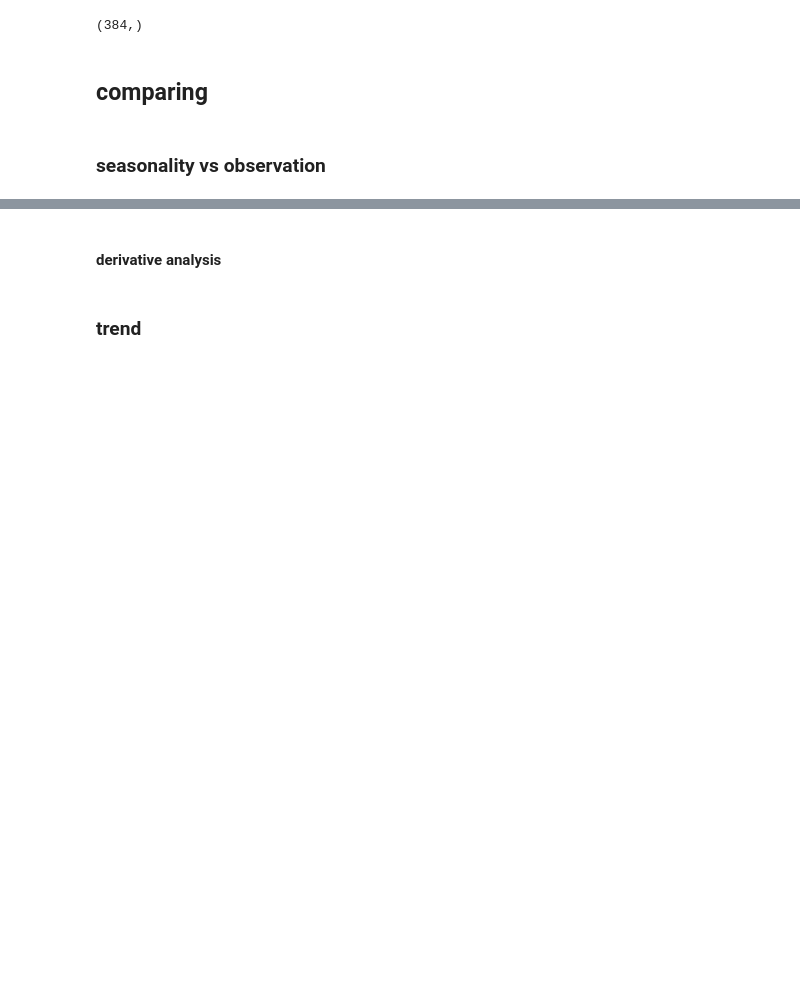
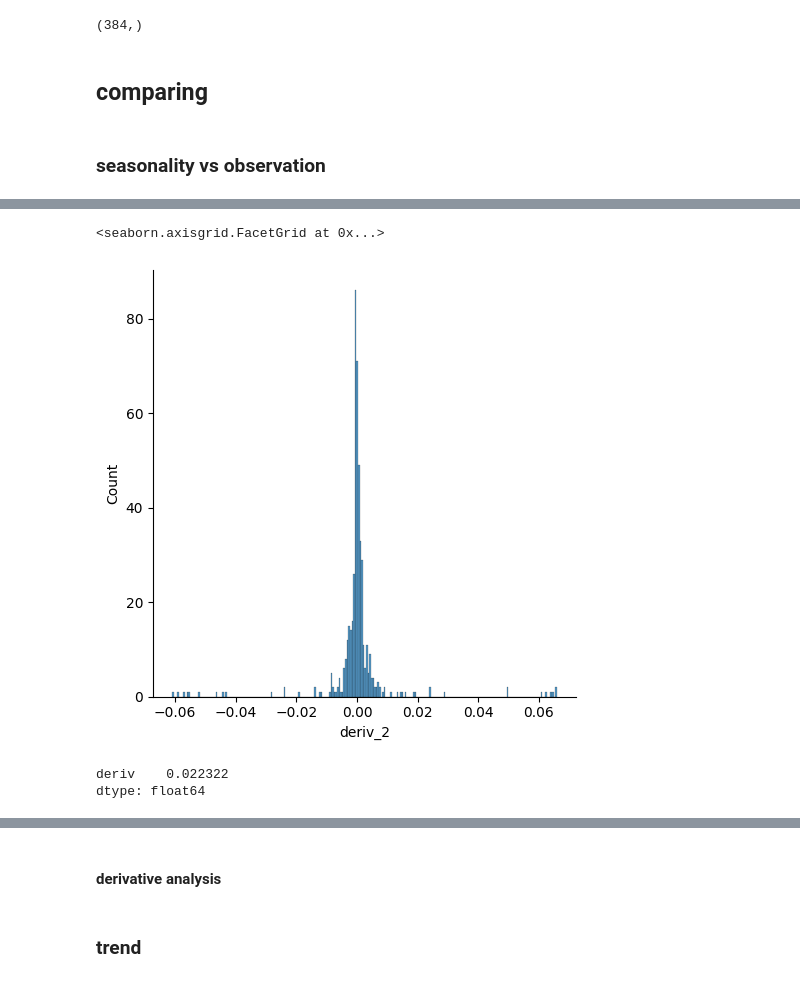
Before and after one commit to juliet29/buildingEnergyModels, a Jupyter notebook: notebooks/230308_reg.ipynb, the cells around one changed output, grey strips where cells are left out. Cells and saved outputs as stored; diff of their text form; code cells hidden in the pictures; blank space fills up the shorter version.

```diff
--- a/notebooks/230308_reg.ipynb
+++ b/notebooks/230308_reg.ipynb
@@ -162,0 +187,15 @@ fig.add_trace(go.Scatter(
+# %%
+# look at prbability distributions...
+deriv2_df = pd.DataFrame(deriv_2)
+deriv2_df
+
+sns.displot(deriv2_df, x="deriv_2")
+# %% [output]
+<seaborn.axisgrid.FacetGrid at 0x...>
+[figure, added]
+# %%
+deriv_df.mean()
+deriv_df.std()
+# %% [output]
+deriv    0.022322
+dtype: float64
```
Also changed, not shown: parts of 10 cells of this notebook.
